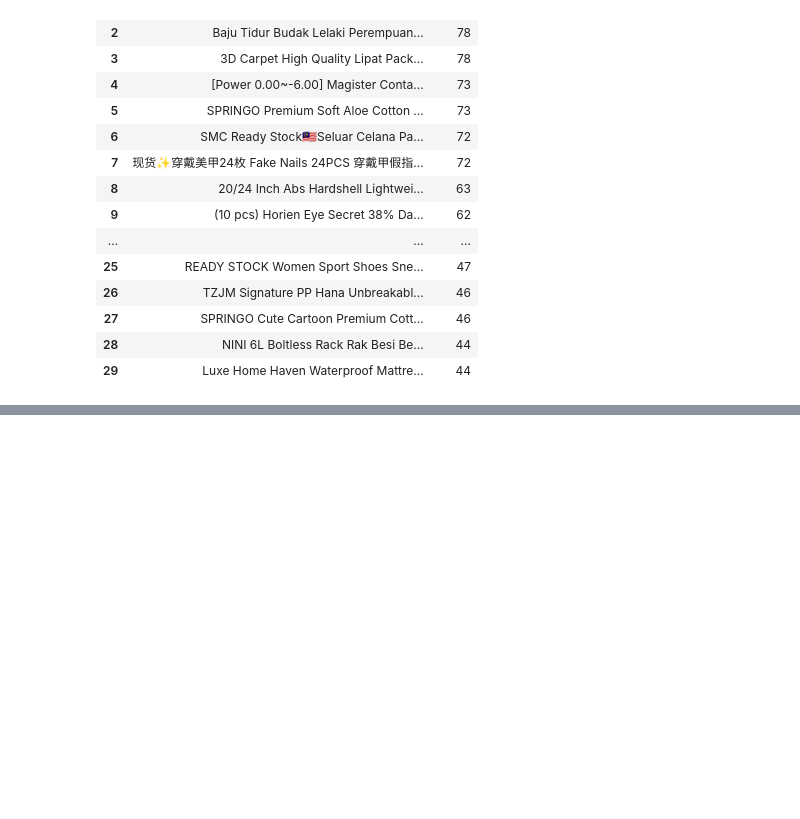
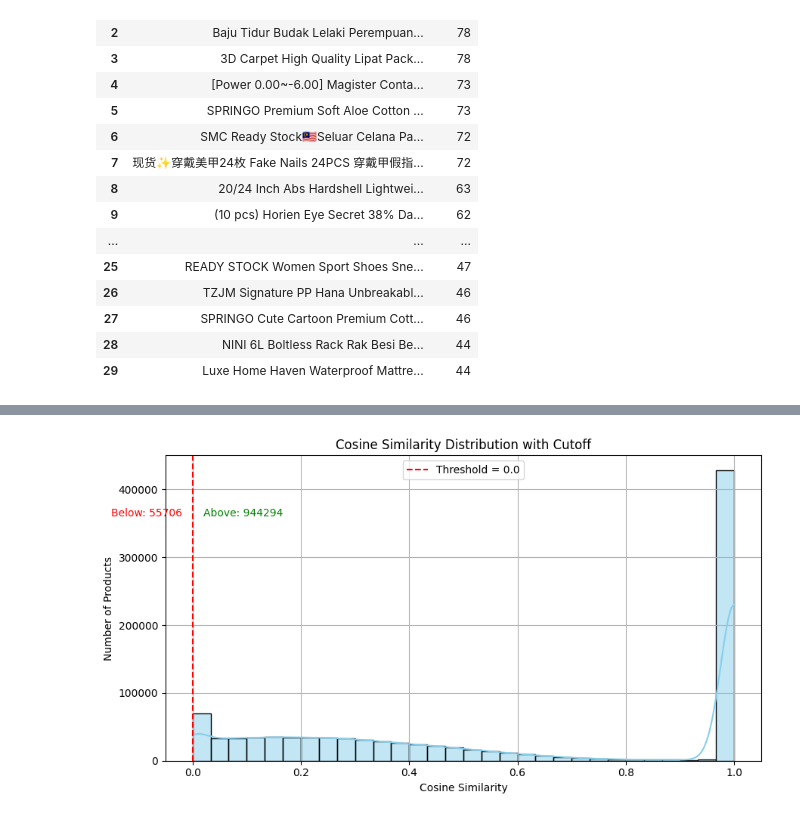
Before and after one commit to akshaypx/assignment, a Jupyter notebook: notebooks/EDA_dataset.ipynb, the cells around one changed output, grey strips where cells are left out. Cells and saved outputs as stored; diff of their text form; code cells hidden in the pictures; blank space fills up the shorter version.

```diff
--- a/notebooks/EDA_dataset.ipynb
+++ b/notebooks/EDA_dataset.ipynb
@@ -349,0 +541,25 @@ df['product_name'].value_counts().sort_values(ascending=False).reset_index().hea
+# %%
+import matplotlib.pyplot as plt
+import seaborn as sns
+
+threshold = 0.00
+
+above_threshold = (new_df['similarity'] > threshold).sum()
+below_threshold = (new_df['similarity'] <= threshold).sum()
+
+plt.figure(figsize=(9, 5))
+sns.histplot(new_df['similarity'], bins=30, kde=True, color='skyblue', edgecolor='black')
+plt.axvline(threshold, color='red', linestyle='--', label=f'Threshold = {threshold}')
+plt.title('Cosine Similarity Distribution with Cutoff')
+plt.xlabel('Cosine Similarity')
+plt.ylabel('Number of Products')
+plt.legend()
+
+plt.text(threshold + 0.02, plt.ylim()[1] * 0.8, f'Above: {above_threshold}', color='green')
+plt.text(threshold - 0.15, plt.ylim()[1] * 0.8, f'Below: {below_threshold}', color='red')
+
+plt.grid(True)
+plt.tight_layout()
+plt.show()
+# %% [output]
+[figure, added]
```
Also changed, not shown: parts of 30 cells of this notebook, 2 other files.
